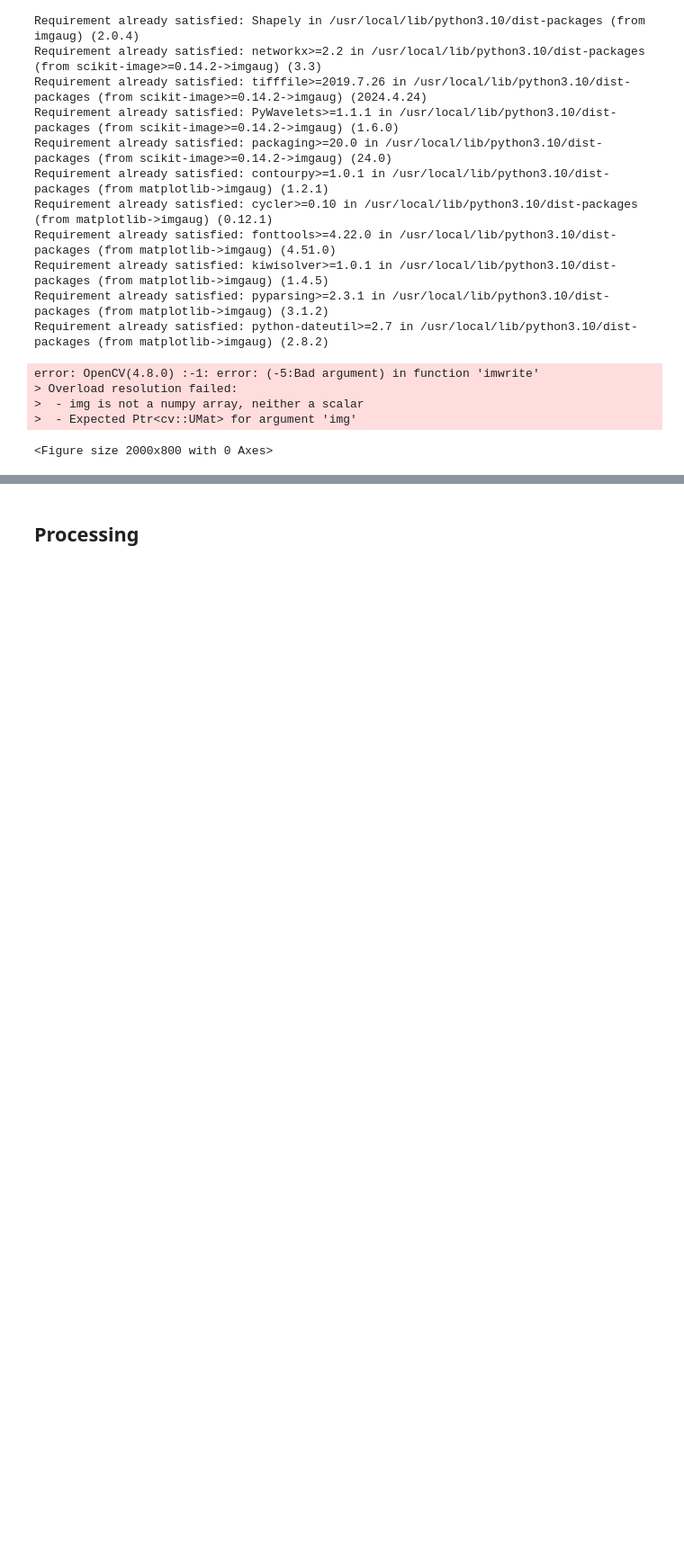
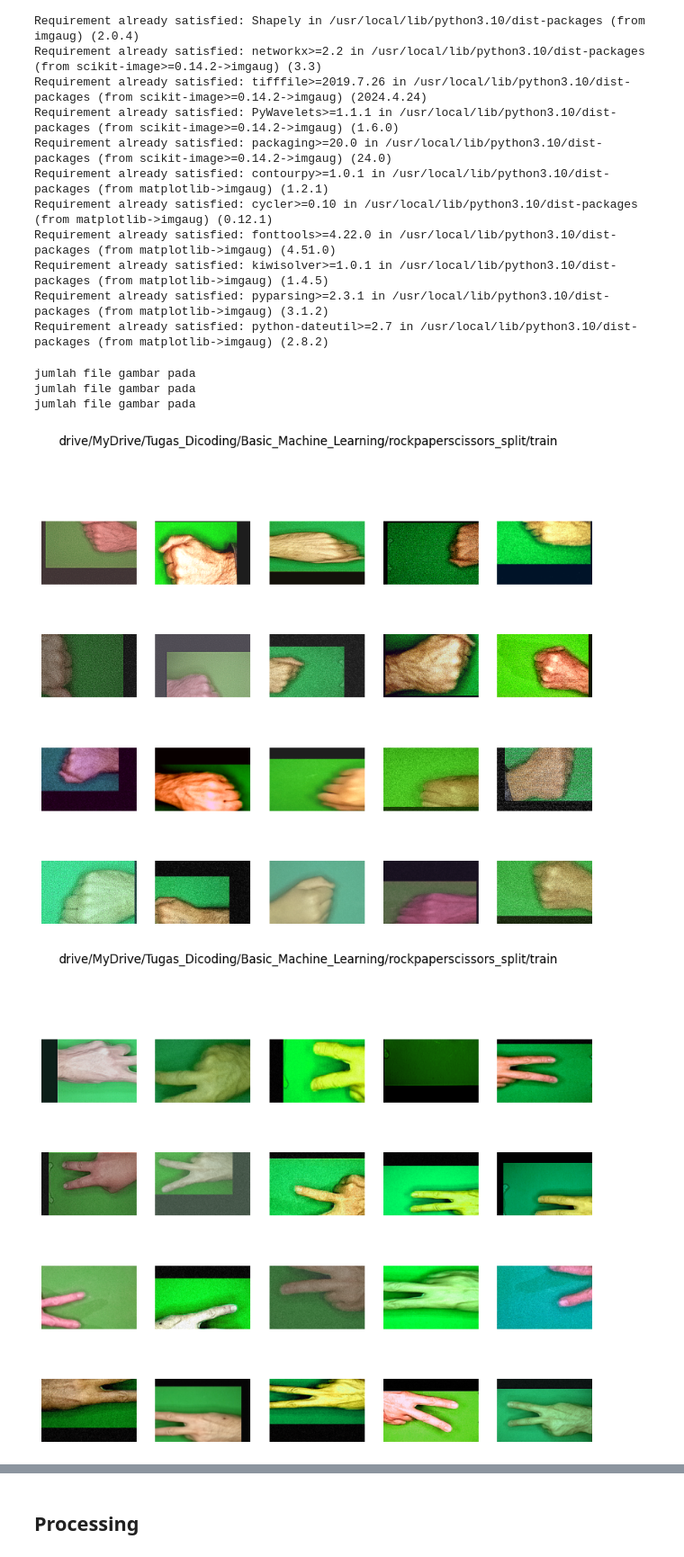
Before and after one commit to apriarami789/image_clasification, a Jupyter notebook: Image_Clasification_Code.ipynb, the cells around one changed output, grey strips where cells are left out. Shown at 90% size. Saved outputs shown, nothing was run; the diff lists cells and outputs as text; code cells hidden in the pictures; blank space fills up the shorter version.

```diff
--- a/Image_Clasification_Code.ipynb
+++ b/Image_Clasification_Code.ipynb
@@ -217,7 +217,7 @@ import imgaug.augmenters as iaa
 
 def img_augmentation(pathlist):
   ex_path = pathlist
-  img_ori, img_edit = [], []
+  img_ori = []
   folder = glob.glob(os.path.join(ex_path,'*'))
 
   for img in folder:
@@ -237,7 +237,7 @@ def img_augmentation(pathlist):
       iaa.Sometimes(0.3, iaa.GaussianBlur(sigma=(0, 1.0))),  # apply Gaussian blur with 30% probability
       iaa.ContrastNormalization((0.5, 2.0)),  # strengthen or minimize contrast
       iaa.AdditiveGaussianNoise(scale=(0, 0.1 * 255)),  # additive Gaussian noise
-      iaa.Multiply((0.8, 1.2)),  # change brightness
+      iaa.Multiply((0.8, 1.2),per_channel=0.5),  # change brightness
       iaa.Affine(translate_px={"x": (-50, 50), "y": (-50, 50)}),  # affine transformations (translation)
       iaa.AddToHueAndSaturation((-20, 20)),  # add or subtract hue and saturation
       iaa.Sharpen(alpha=(0, 1.0)),  # add or subtract sharpness
@@ -247,10 +247,12 @@ def img_augmentation(pathlist):
 
   images_aug = seq(images=img_ori)
 
-  fig = plt.figure(figsize=(20,8))
+  fig = plt.figure(figsize=(10,10))
   columns = 5
-  for i, image in enumerate(images_aug[:20]):
-      plt.subplot(int(len(images_aug) / columns) + 1, columns, i + 1)
+  imgaes_aug_show = images_aug[:20]
+  plt.suptitle(os.path.split(ex_path)[-2])
+  for i, image in enumerate(imgaes_aug_show):
+      plt.subplot(int(len(imgaes_aug_show) / columns) + 1, columns, i + 1)
       plt.axis('off')
       plt.imshow(image)
 
@@ -258,12 +260,19 @@ def img_augmentation(pathlist):
     shutil.rmtree(ex_path)
   os.makedirs(ex_path)
 
-  cv2.imwrite(ex_path, images_aug)
+  for idx, fold in enumerate(folder):
+    plt.imsave(fold, images_aug[idx])
+
+  return images_aug
-# %%
-img_augmentation(path_list[0])
-# %% [output]
-error: OpenCV(4.8.0) :-1: error: (-5:Bad argument) in function 'imwrite'
-> Overload resolution failed:
->  - img is not a numpy array, neither a scalar
->  - Expected Ptr<cv::UMat> for argument 'img'
-<Figure size 2000x800 with 0 Axes>
+# %%
+# image augmentation pada data latih
+
+for i in range(3):
+  img_aug = img_augmentation(path_list[i])
+  print(r"jumlah file gambar {0} adalah {1} ".format(os.path.split(path_list[i])[-1],len(img_aug)))
+# %% [output]
+jumlah file gambar pada
+jumlah file gambar pada
+jumlah file gambar pada
+[figure, added]
+[figure, added]
```
Also changed, not shown: parts of 8 cells of this notebook.
